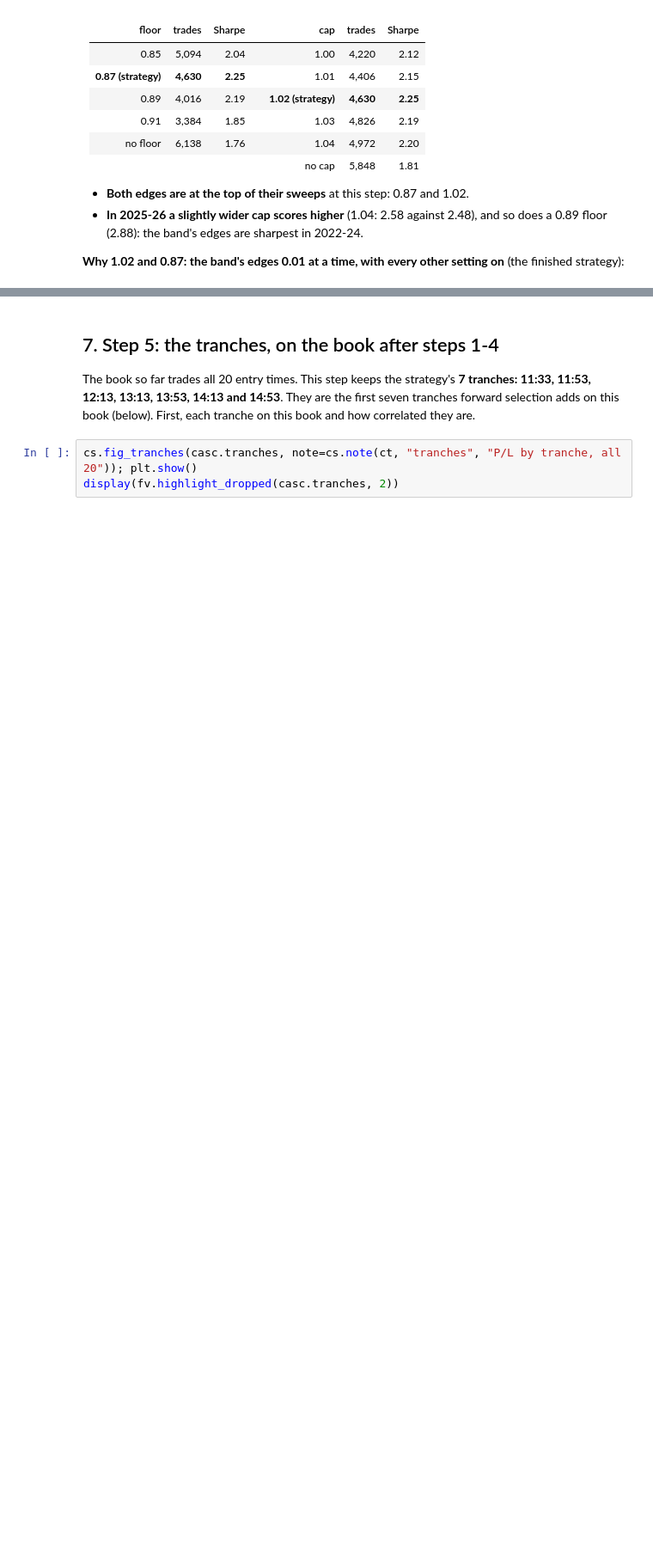
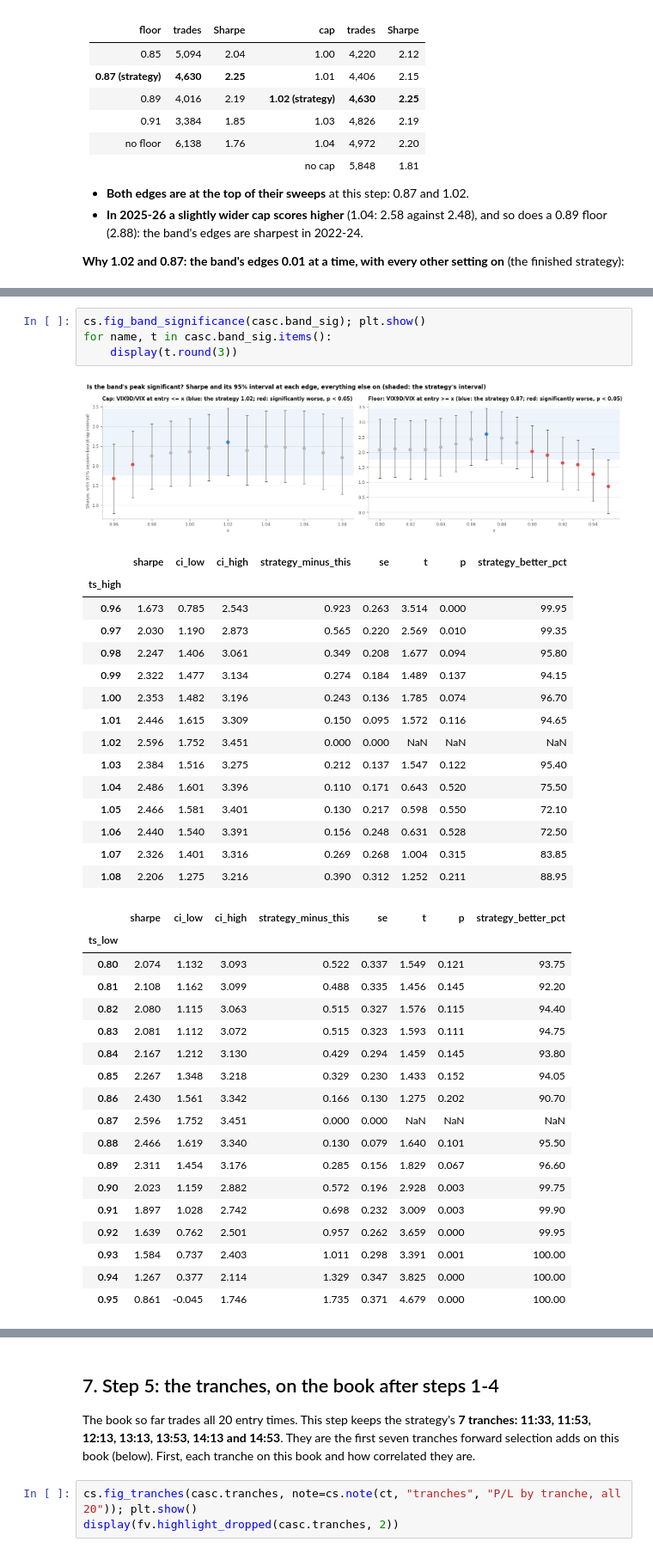
Before and after one commit to adam-masri24/ic-strat-notebooks, a Jupyter notebook: strategies/ic_strat/notebooks/ic_analysis.ipynb, the cells around one changed output, grey strips where cells are left out. Shown at 86% size. Cells and saved outputs as stored; diff of their text form; blank space fills up the shorter version.

Commit message:
Band significance, Pareto of the tranches, P/L per margin on the tranche cuts

```diff
--- a/strategies/ic_strat/notebooks/ic_analysis.ipynb
+++ b/strategies/ic_strat/notebooks/ic_analysis.ipynb
@@ -802,0 +808,39 @@ calm that a move breaks it (Section 6's profile: the short put breached on 42% o
+# %%
+cs.fig_band_significance(casc.band_sig); plt.show()
+for name, t in casc.band_sig.items():
+    display(t.round(3))
+# %% [output]
+[figure, added]
+|  | sharpe | ci_low | ci_high | strategy_minus_this | se | t | p | strategy_better_pct |
+| ts_high |  |  |  |  |  |  |  |  |
+| 0.96 | 1.673 | 0.785 | 2.543 | 0.923 | 0.263 | 3.514 | 0.000 | 99.95 |
+| 0.97 | 2.030 | 1.190 | 2.873 | 0.565 | 0.220 | 2.569 | 0.010 | 99.35 |
+| 0.98 | 2.247 | 1.406 | 3.061 | 0.349 | 0.208 | 1.677 | 0.094 | 95.80 |
+| 0.99 | 2.322 | 1.477 | 3.134 | 0.274 | 0.184 | 1.489 | 0.137 | 94.15 |
+| 1.00 | 2.353 | 1.482 | 3.196 | 0.243 | 0.136 | 1.785 | 0.074 | 96.70 |
+| 1.01 | 2.446 | 1.615 | 3.309 | 0.150 | 0.095 | 1.572 | 0.116 | 94.65 |
+| 1.02 | 2.596 | 1.752 | 3.451 | 0.000 | 0.000 | NaN | NaN | NaN |
+| 1.03 | 2.384 | 1.516 | 3.275 | 0.212 | 0.137 | 1.547 | 0.122 | 95.40 |
+| 1.04 | 2.486 | 1.601 | 3.396 | 0.110 | 0.171 | 0.643 | 0.520 | 75.50 |
+| 1.05 | 2.466 | 1.581 | 3.401 | 0.130 | 0.217 | 0.598 | 0.550 | 72.10 |
+| 1.06 | 2.440 | 1.540 | 3.391 | 0.156 | 0.248 | 0.631 | 0.528 | 72.50 |
+| 1.07 | 2.326 | 1.401 | 3.316 | 0.269 | 0.268 | 1.004 | 0.315 | 83.85 |
+| 1.08 | 2.206 | 1.275 | 3.216 | 0.390 | 0.312 | 1.252 | 0.211 | 88.95 |
+|  | sharpe | ci_low | ci_high | strategy_minus_this | se | t | p | strategy_better_pct |
+| ts_low |  |  |  |  |  |  |  |  |
+| 0.80 | 2.074 | 1.132 | 3.093 | 0.522 | 0.337 | 1.549 | 0.121 | 93.75 |
+| 0.81 | 2.108 | 1.162 | 3.099 | 0.488 | 0.335 | 1.456 | 0.145 | 92.20 |
+| 0.82 | 2.080 | 1.115 | 3.063 | 0.515 | 0.327 | 1.576 | 0.115 | 94.40 |
+| 0.83 | 2.081 | 1.112 | 3.072 | 0.515 | 0.323 | 1.593 | 0.111 | 94.75 |
+| 0.84 | 2.167 | 1.212 | 3.130 | 0.429 | 0.294 | 1.459 | 0.145 | 93.80 |
+| 0.85 | 2.267 | 1.348 | 3.218 | 0.329 | 0.230 | 1.433 | 0.152 | 94.05 |
+| 0.86 | 2.430 | 1.561 | 3.342 | 0.166 | 0.130 | 1.275 | 0.202 | 90.70 |
+| 0.87 | 2.596 | 1.752 | 3.451 | 0.000 | 0.000 | NaN | NaN | NaN |
+| 0.88 | 2.466 | 1.619 | 3.340 | 0.130 | 0.079 | 1.640 | 0.101 | 95.50 |
+| 0.89 | 2.311 | 1.454 | 3.176 | 0.285 | 0.156 | 1.829 | 0.067 | 96.60 |
+| 0.90 | 2.023 | 1.159 | 2.882 | 0.572 | 0.196 | 2.928 | 0.003 | 99.75 |
+| 0.91 | 1.897 | 1.028 | 2.742 | 0.698 | 0.232 | 3.009 | 0.003 | 99.90 |
+| 0.92 | 1.639 | 0.762 | 2.501 | 0.957 | 0.262 | 3.659 | 0.000 | 99.95 |
+| 0.93 | 1.584 | 0.737 | 2.403 | 1.011 | 0.298 | 3.391 | 0.001 | 100.00 |
+| 0.94 | 1.267 | 0.377 | 2.114 | 1.329 | 0.347 | 3.825 | 0.000 | 100.00 |
+| 0.95 | 0.861 | -0.045 | 1.746 | 1.735 | 0.371 | 4.679 | 0.000 | 100.00 |
```
Also changed, not shown: parts of 9 cells of this notebook, 30 other files.
